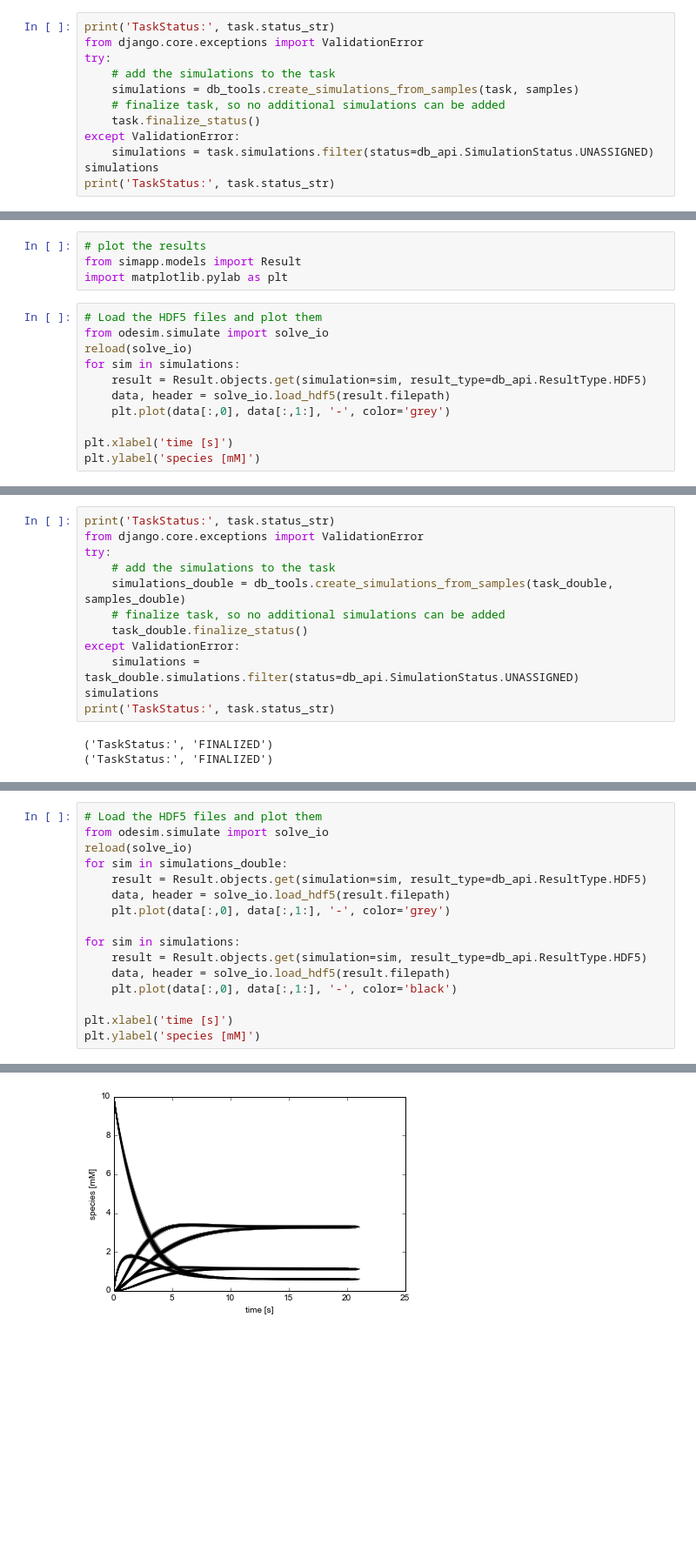
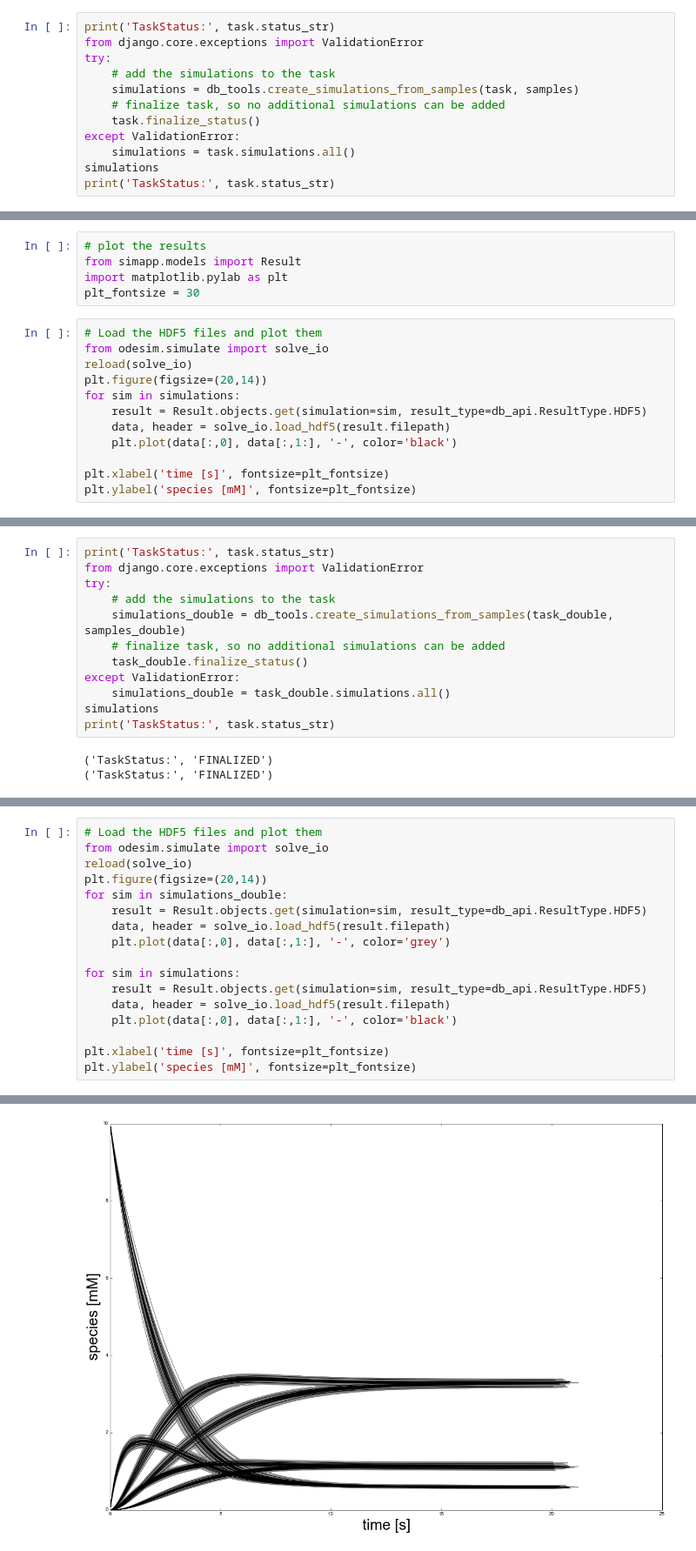
Before and after one commit to jingyayeah/multiscale-galactose, a Jupyter notebook: python/simulator/odesim/examples/02_parameter_sensitivity.ipynb, the cells around one changed output, grey strips where cells are left out. Shown at 87% size. Saved outputs shown, nothing was run; the diff lists cells and outputs as text; blank space fills up the shorter version.

```diff
--- a/python/simulator/odesim/examples/02_parameter_sensitivity.ipynb
+++ b/python/simulator/odesim/examples/02_parameter_sensitivity.ipynb
@@ -164,7 +164,7 @@ try:
     # finalize task, so no additional simulations can be added
     task.finalize_status()
 except ValidationError:
-    simulations = task.simulations.filter(status=db_api.SimulationStatus.UNASSIGNED)
+    simulations = task.simulations.all()
 simulations
 print('TaskStatus:', task.status_str)
 # %% [output]
@@ -207,16 +207,18 @@ Time: [0.0153|0.0008]
 # plot the results
 from simapp.models import Result
 import matplotlib.pylab as plt
+plt_fontsize = 30
 # %%
 # Load the HDF5 files and plot them
 from odesim.simulate import solve_io
 reload(solve_io)
+plt.figure(figsize=(20,14))
 for sim in simulations:
     result = Result.objects.get(simulation=sim, result_type=db_api.ResultType.HDF5)
     data, header = solve_io.load_hdf5(result.filepath)
-    plt.plot(data[:,0], data[:,1:], '-', color='grey')
+    plt.plot(data[:,0], data[:,1:], '-', color='black')
 
-plt.xlabel('time [s]')
-plt.ylabel('species [mM]')
+plt.xlabel('time [s]', fontsize=plt_fontsize)
+plt.ylabel('species [mM]', fontsize=plt_fontsize)
 # %% [output]
 <matplotlib.text.Text at 0x...>
@@ -270,7 +292,7 @@ try:
     # finalize task, so no additional simulations can be added
     task_double.finalize_status()
 except ValidationError:
-    simulations = task_double.simulations.filter(status=db_api.SimulationStatus.UNASSIGNED)
+    simulations_double = task_double.simulations.all()
 simulations
 print('TaskStatus:', task.status_str)
 # %% [output]
@@ -299,19 +321,20 @@ Time: [0.0134|0.0006]
 # %%
 # Load the HDF5 files and plot them
 from odesim.simulate import solve_io
 reload(solve_io)
+plt.figure(figsize=(20,14))
 for sim in simulations_double:
     result = Result.objects.get(simulation=sim, result_type=db_api.ResultType.HDF5)
     data, header = solve_io.load_hdf5(result.filepath)
     plt.plot(data[:,0], data[:,1:], '-', color='grey')
 
 for sim in simulations:
     result = Result.objects.get(simulation=sim, result_type=db_api.ResultType.HDF5)
     data, header = solve_io.load_hdf5(result.filepath)
     plt.plot(data[:,0], data[:,1:], '-', color='black')
 
-plt.xlabel('time [s]')
-plt.ylabel('species [mM]')
+plt.xlabel('time [s]', fontsize=plt_fontsize)
+plt.ylabel('species [mM]', fontsize=plt_fontsize)
 # %% [output]
 <matplotlib.text.Text at 0x...>
-[figure, old version]
+[figure, new version]
```
Also changed, not shown: parts of 6 cells of this notebook, 11 other files.
